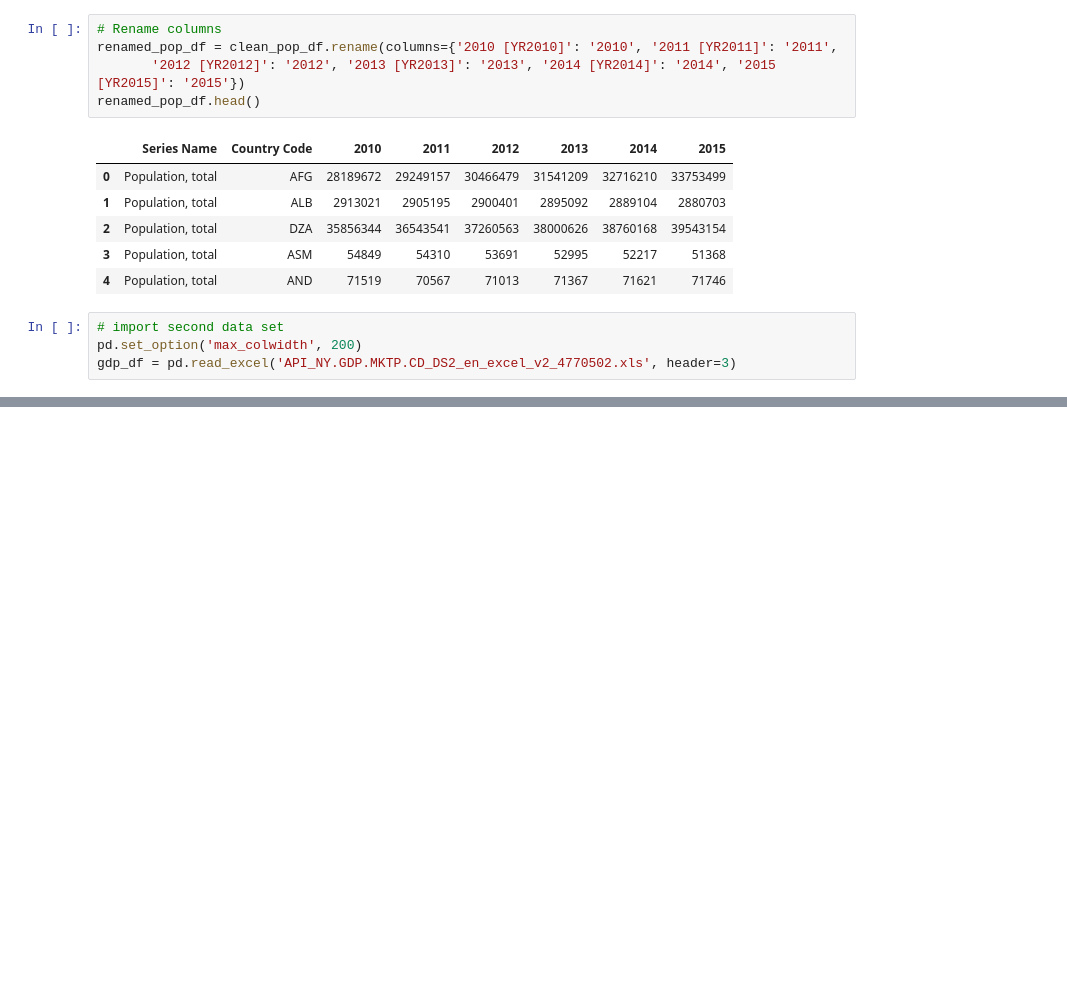
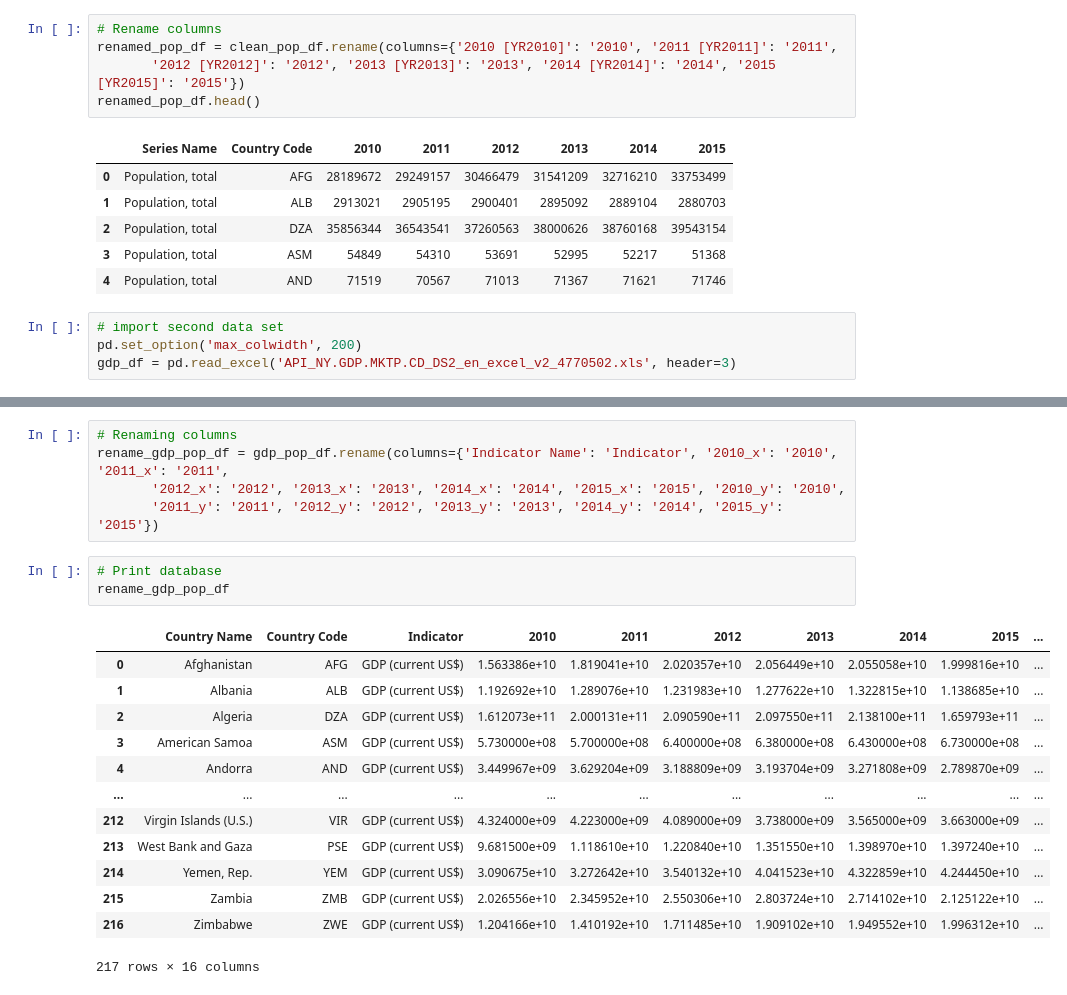
Before and after one commit to tphilippsen/ETL_Project, a Jupyter notebook: ETL_Project.ipynb, the cells around one changed output, grey strips where cells are left out. Cells and saved outputs as stored; diff of their text form; blank space fills up the shorter version.

```diff
--- a/ETL_Project.ipynb
+++ b/ETL_Project.ipynb
@@ -133,0 +153,22 @@ ValueError: Columns must be same length as key
+# %%
+# Renaming columns
+rename_gdp_pop_df = gdp_pop_df.rename(columns={'Indicator Name': 'Indicator', '2010_x': '2010', '2011_x': '2011',
+       '2012_x': '2012', '2013_x': '2013', '2014_x': '2014', '2015_x': '2015', '2010_y': '2010',
+       '2011_y': '2011', '2012_y': '2012', '2013_y': '2013', '2014_y': '2014', '2015_y': '2015'})
+# %%
+# Print database
+rename_gdp_pop_df
+# %% [output]
+|  | Country Name | Country Code | Indicator | 2010 | 2011 | 2012 | 2013 | 2014 | 2015 | ... |
+| 0 | Afghanistan | AFG | GDP (current US$) | 1.563386e+10 | 1.819041e+10 | 2.020357e+10 | 2.056449e+10 | 2.055058e+10 | 1.999816e+10 | ... |
+| 1 | Albania | ALB | GDP (current US$) | 1.192692e+10 | 1.289076e+10 | 1.231983e+10 | 1.277622e+10 | 1.322815e+10 | 1.138685e+10 | ... |
+| 2 | Algeria | DZA | GDP (current US$) | 1.612073e+11 | 2.000131e+11 | 2.090590e+11 | 2.097550e+11 | 2.138100e+11 | 1.659793e+11 | ... |
+| 3 | American Samoa | ASM | GDP (current US$) | 5.730000e+08 | 5.700000e+08 | 6.400000e+08 | 6.380000e+08 | 6.430000e+08 | 6.730000e+08 | ... |
+| 4 | Andorra | AND | GDP (current US$) | 3.449967e+09 | 3.629204e+09 | 3.188809e+09 | 3.193704e+09 | 3.271808e+09 | 2.789870e+09 | ... |
+| ... | ... | ... | ... | ... | ... | ... | ... | ... | ... | ... |
+| 212 | Virgin Islands (U.S.) | VIR | GDP (current US$) | 4.324000e+09 | 4.223000e+09 | 4.089000e+09 | 3.738000e+09 | 3.565000e+09 | 3.663000e+09 | ... |
+| 213 | West Bank and Gaza | PSE | GDP (current US$) | 9.681500e+09 | 1.118610e+10 | 1.220840e+10 | 1.351550e+10 | 1.398970e+10 | 1.397240e+10 | ... |
+| 214 | Yemen, Rep. | YEM | GDP (current US$) | 3.090675e+10 | 3.272642e+10 | 3.540132e+10 | 4.041523e+10 | 4.322859e+10 | 4.244450e+10 | ... |
+| 215 | Zambia | ZMB | GDP (current US$) | 2.026556e+10 | 2.345952e+10 | 2.550306e+10 | 2.803724e+10 | 2.714102e+10 | 2.125122e+10 | ... |
+| 216 | Zimbabwe | ZWE | GDP (current US$) | 1.204166e+10 | 1.410192e+10 | 1.711485e+10 | 1.909102e+10 | 1.949552e+10 | 1.996312e+10 | ... |
+217 rows × 16 columns
```
Also changed, not shown: parts of 19 cells of this notebook, 1 other file.
